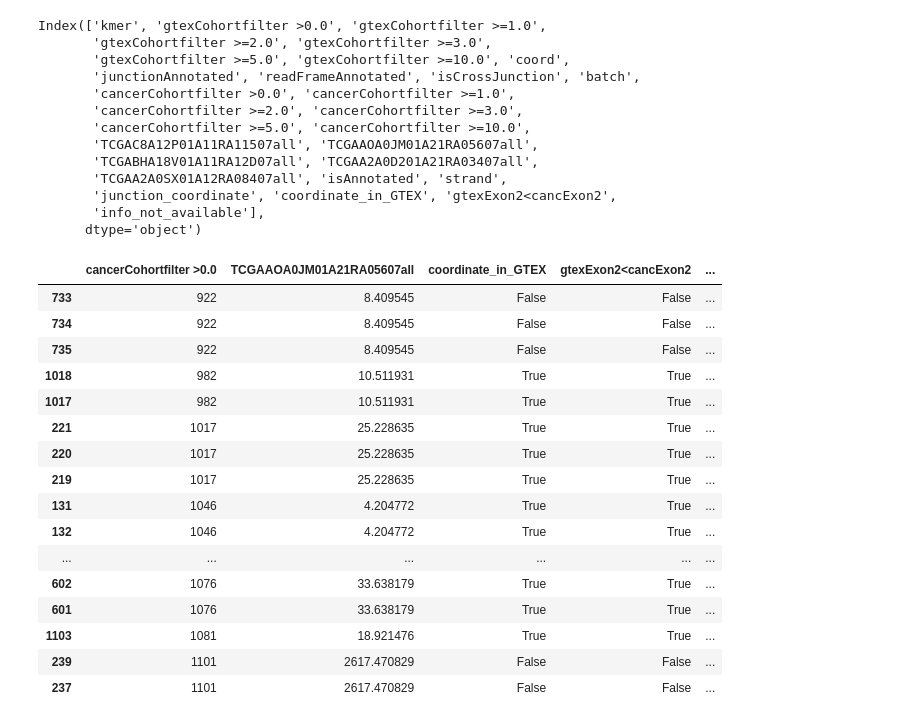
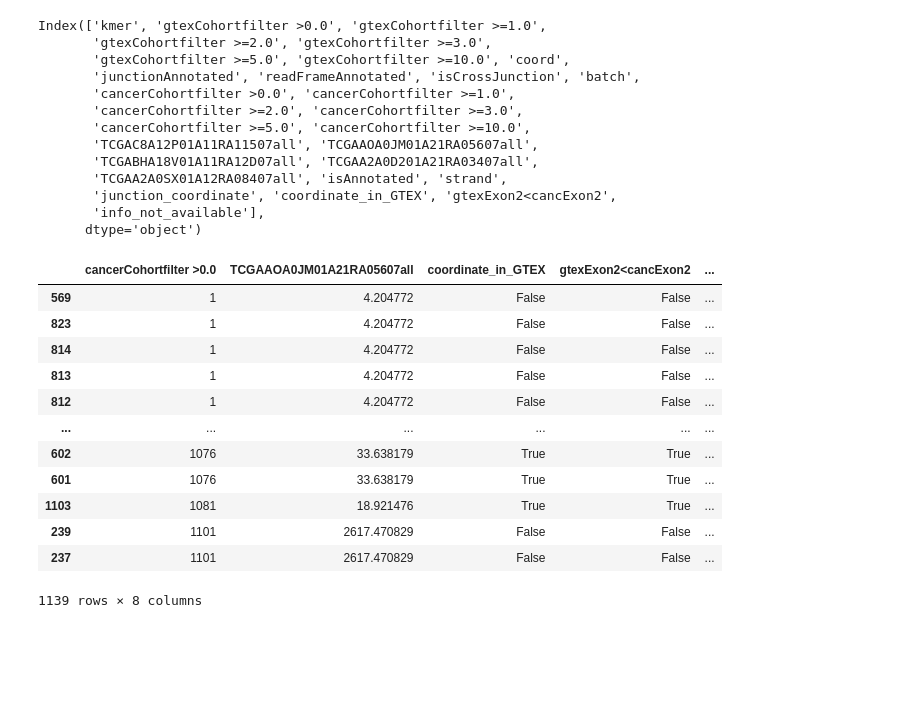
Before and after one commit to ratschlab/projects2020_ohsu, a Jupyter notebook: eth/plotting/OHSU_collab_Rerun_allRF/p20230315_recurrence_expression_metainfo.ipynb, the cells around one changed output. Cells and saved outputs as stored; diff of their text form; code cells hidden in the pictures; blank space fills up the shorter version.

```diff
--- a/eth/plotting/OHSU_collab_Rerun_allRF/p20230315_recurrence_expression_metainfo.ipynb
+++ b/eth/plotting/OHSU_collab_Rerun_allRF/p20230315_recurrence_expression_metainfo.ipynb
@@ -8,6 +9,14 @@ import numpy as np
 # 1. Filtered kmer list
 # 2. Generation info
 # 3. Added a lot of false positive related information in projects2020_ohsu/eth/debug/debug_false_positives/p20230307_filter_allRF_quality_check.ipynb
-path = '/cluster/work/grlab/projects/projects2020_OHSU/peptides_generation/CANCER_eth/commit_c4dd02c_conf2_Frame_cap0_runs/TCGA_Breast_1102/filtering_samples/chosen_filters_06March_order/G_TCGA-AO-A0JM-01A-21R-A056-07_SampleLim0.0CohortLimNoneAcrossNone_FiltNormalsGtexCohortCohortlim0.0Across1metadata2.tsv.gz'
+filter_dir = '/cluster/work/grlab/projects/projects2020_OHSU/peptides_generation/CANCER_eth/commit_c4dd02c_conf2_Frame_cap0_runs/TCGA_Breast_1102/filtering_samples/chosen_filters_06March_order'
+sample_target = 'TCGA-AO-A0JM-01A-21R-A056-07'
+
+metadata = 'metadata2'
+path_interest = f'G_{sample_target}_SampleLim0.0CohortLimNoneAcrossNone_FiltNormalsGtexCohortCohortlim0.0Across1{metadata}.tsv.gz'
+
+path = os.path.join(filter_dir, path_interest)
+plot_dir = os.path.join(filter_dir, 'plots')
+base_plot = path_interest.replace('.tsv.gz', '')
 # %%
 df = pd.read_csv(path, sep = '\t')
@@ -48,22 +59,18 @@ info = 'info_not_available'
 df = df.sort_values(by=[recurr_col])
 df[idx] = np.arange(len(df))
 # %%
-df[[recurr_col, expr_col, check_in_gtex_coord, check_exons_length, jxannot, rfannot, info, idx]].tail(20)
+df[[recurr_col, expr_col, check_in_gtex_coord, check_exons_length, jxannot, rfannot, info, idx]]
 # %% [output]
 |  | cancerCohortfilter >0.0 | TCGAAOA0JM01A21RA05607all | coordinate_in_GTEX | gtexExon2<cancExon2 | ... |
-| 733 | 922 | 8.409545 | False | False | ... |
-| 734 | 922 | 8.409545 | False | False | ... |
-| 735 | 922 | 8.409545 | False | False | ... |
-| 1018 | 982 | 10.511931 | True | True | ... |
-| 1017 | 982 | 10.511931 | True | True | ... |
-| 221 | 1017 | 25.228635 | True | True | ... |
-| 220 | 1017 | 25.228635 | True | True | ... |
-| 219 | 1017 | 25.228635 | True | True | ... |
-| 131 | 1046 | 4.204772 | True | True | ... |
-| 132 | 1046 | 4.204772 | True | True | ... |
+| 569 | 1 | 4.204772 | False | False | ... |
+| 823 | 1 | 4.204772 | False | False | ... |
+| 814 | 1 | 4.204772 | False | False | ... |
+| 813 | 1 | 4.204772 | False | False | ... |
+| 812 | 1 | 4.204772 | False | False | ... |
 | ... | ... | ... | ... | ... | ... |
 | 602 | 1076 | 33.638179 | True | True | ... |
 | 601 | 1076 | 33.638179 | True | True | ... |
 | 1103 | 1081 | 18.921476 | True | True | ... |
 | 239 | 1101 | 2617.470829 | False | False | ... |
 | 237 | 1101 | 2617.470829 | False | False | ... |
+1139 rows × 8 columns
```
Also changed, not shown: parts of 6 cells of this notebook.
